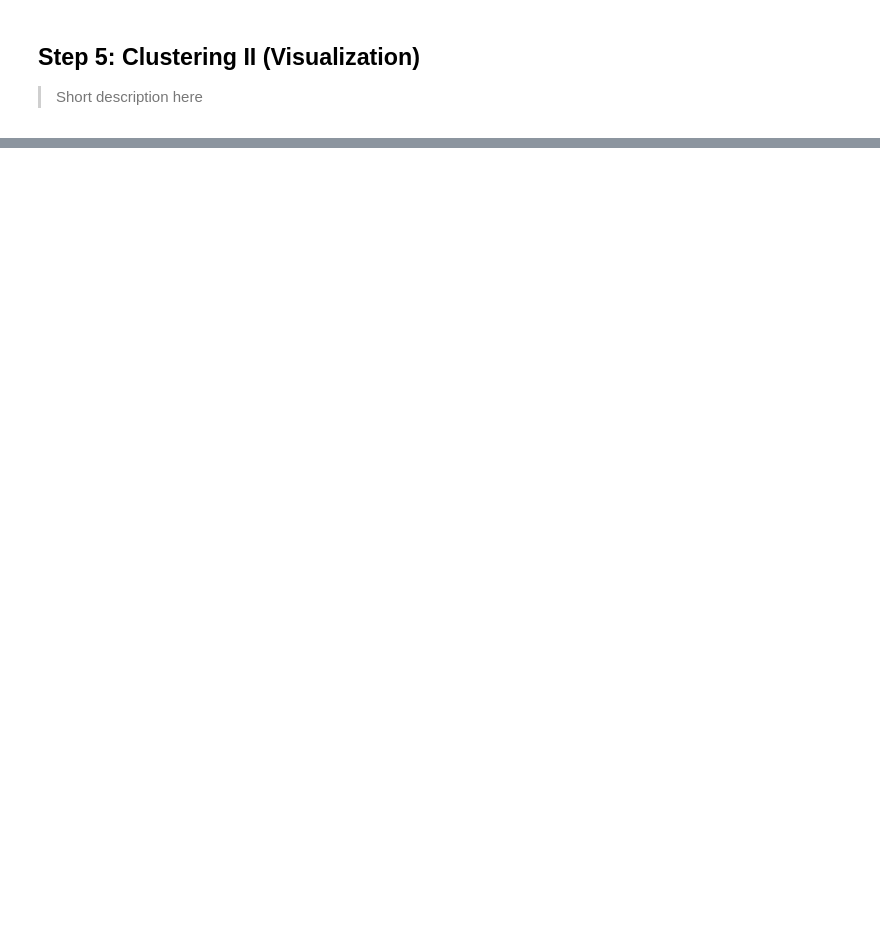
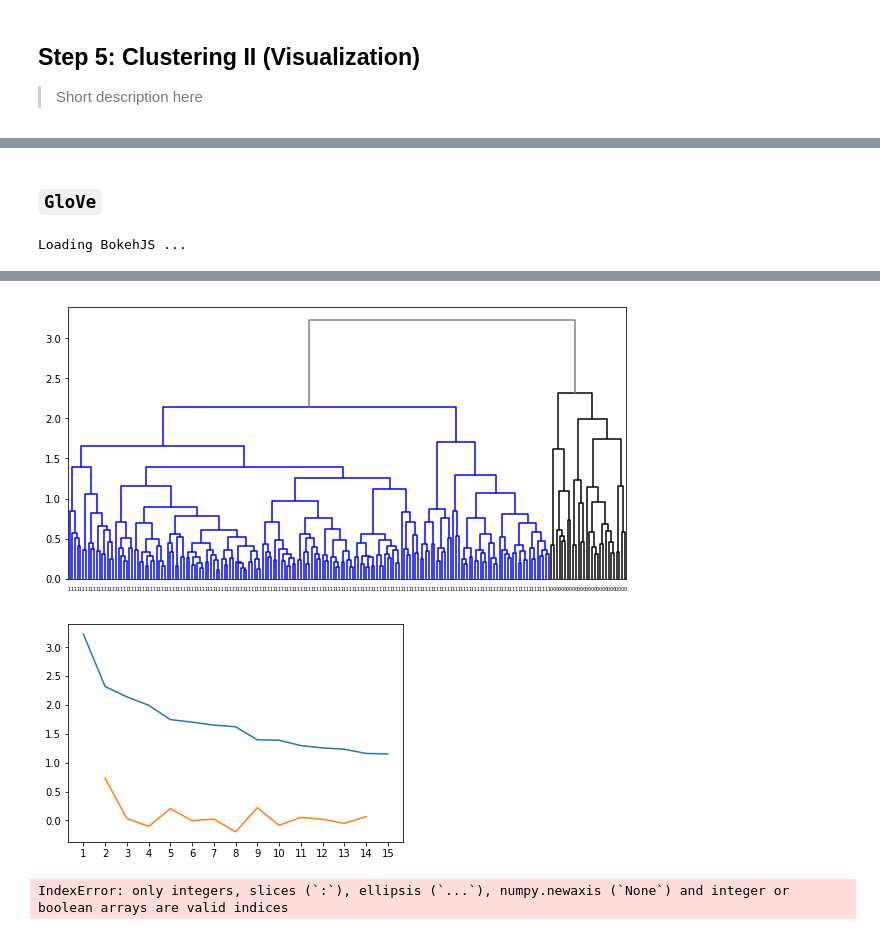
Before and after one commit to landiisotta/behavioral_phenotyping, a Jupyter notebook: behavioral_phenotyping_pipeline.ipynb, the cells around one changed output, grey strips where cells are left out. Drawn from its saved outputs; the diff is of its cells as text; code cells hidden in the pictures; blank space fills up the shorter version.

```diff
--- a/behavioral_phenotyping_pipeline.ipynb
+++ b/behavioral_phenotyping_pipeline.ipynb
@@ -85,5 +92,6 @@ Cluster 3 -- Numerosity 30
 # %%
 # GLOVE EMBEDDING
 # glv_best_cl = hclust_emb.find_best_nclu(glove_emb, n_iter=ut.n_iter, subsampl=ut.subsampl)
+glv_best_cl = hclust_emb.elbow_method(glove_emb)
 # %%
-# glv_subc = hclust_emb.fit(glove_emb, glove_pid_list, glv_best_cl)
+glv_subc = hclust_emb.fit(glove_emb, glove_pid_list, glv_best_cl)
@@ -141,0 +162,12 @@ emb_scaled = viz.data_heatmap_emb(behr, bt_to_idx, tfidf_subc)
+# %% [markdown]
+### `GloVe`
+# %%
+# Example of visualization for GloVe embeddings
+# Prepare data for umap and dendrogram
+umap_mtx, pid_subc_list = viz.data_scatter_dendrogram(glove_emb, glv_subc, glove_pid_list, random_state=42,
+                                                      n_neighbors = 100,
+                                                      min_dist=0.0)
+# %%
+viz.scatterplot_dendrogram(glove_emb, umap_mtx, pid_subc_list, 10, 5)
+# %% [output]
+Loading BokehJS ...
@@ -141,0 +175,9 @@ emb_scaled = viz.data_heatmap_emb(behr, bt_to_idx, tfidf_subc)
+[figure, added]
+[figure, added]
+# %%
+ump, pdilist = viz.data_scatter_dendrogram(glove_emb, km_gl_subc,
+                            glove_pid_list,
+                            random_state=42,
+                            n_neighbors=100, min_dist=0.0)
+# %% [output]
+IndexError: only integers, slices (`:`), ellipsis (`...`), numpy.newaxis (`None`) and integer or boolean arrays are valid indices
```
Also changed, not shown: parts of 33 cells of this notebook, 8 other files.
